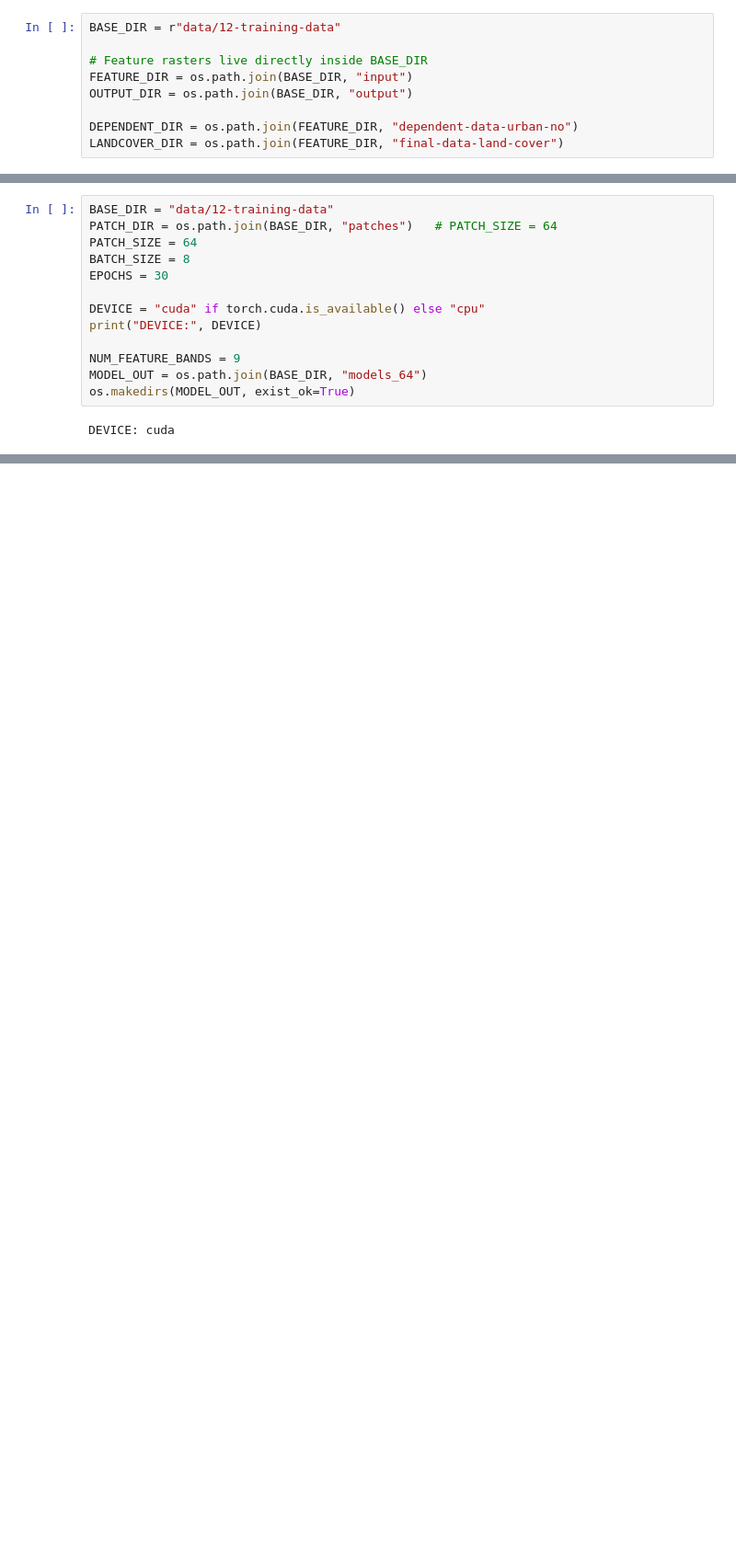
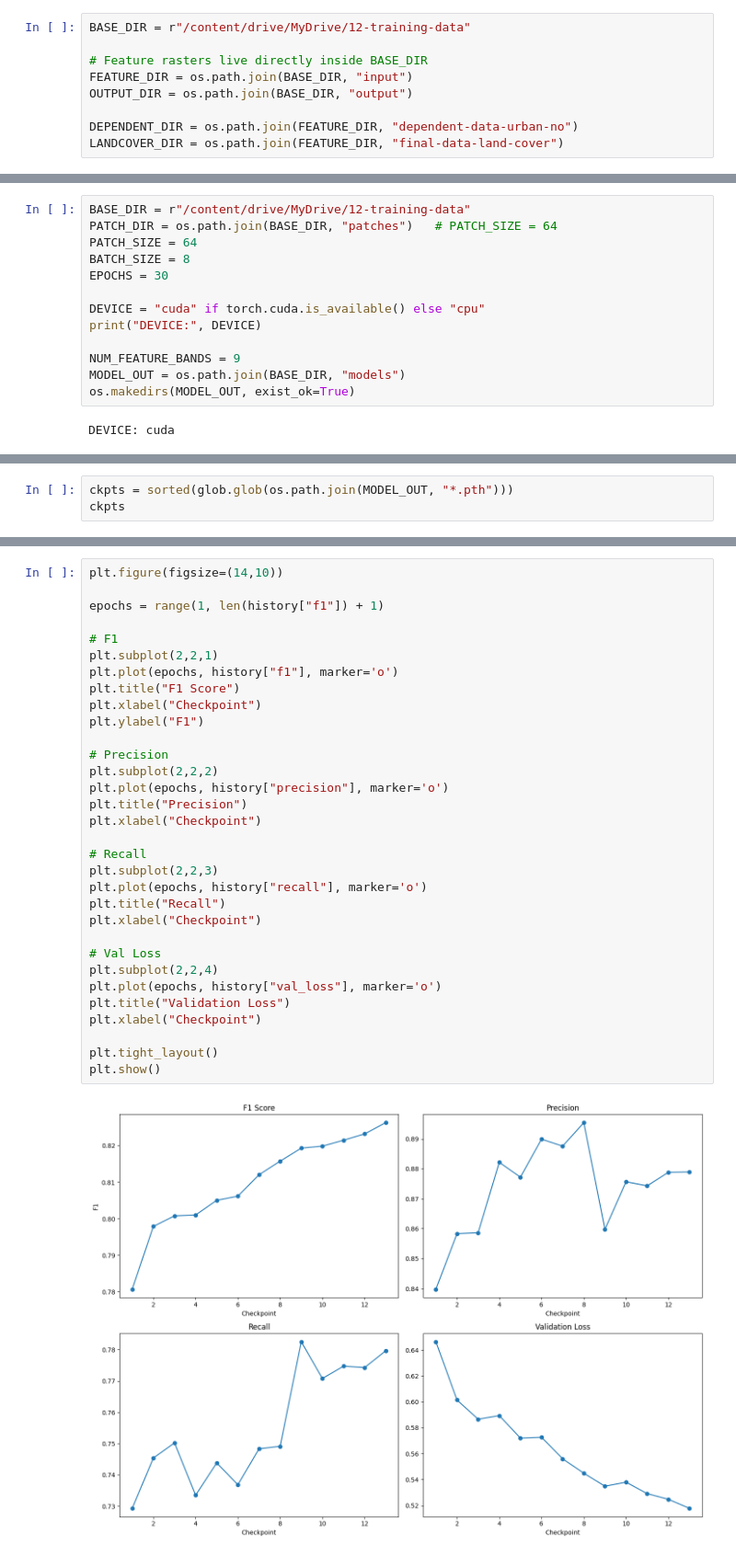
Before and after one commit to ramalias/urban-expansion, a Jupyter notebook: 03_main_urban_expansion.ipynb, the cells around one changed output, grey strips where cells are left out. Shown at 92% size. Saved outputs shown, nothing was run; the diff lists cells and outputs as text; blank space fills up the shorter version.

Commit message:
add training model

```diff
--- a/03_main_urban_expansion.ipynb
+++ b/03_main_urban_expansion.ipynb
@@ -64,5 +90,5 @@ def rasterize_shapefile(gdf, reference_profile, attribute):
 # %%
-BASE_DIR = r"data/12-training-data"
+BASE_DIR = r"/content/drive/MyDrive/12-training-data"
 
 # Feature rasters live directly inside BASE_DIR
 FEATURE_DIR = os.path.join(BASE_DIR, "input")
@@ -487,5 +480,5 @@ Total patches saved: 10792
 # %%
-BASE_DIR = "data/12-training-data"
+BASE_DIR = r"/content/drive/MyDrive/12-training-data"
 PATCH_DIR = os.path.join(BASE_DIR, "patches")   # PATCH_SIZE = 64
 PATCH_SIZE = 64
 BATCH_SIZE = 8
@@ -495,7 +488,7 @@ DEVICE = "cuda" if torch.cuda.is_available() else "cpu"
 print("DEVICE:", DEVICE)
 
 NUM_FEATURE_BANDS = 9
-MODEL_OUT = os.path.join(BASE_DIR, "models_64")
+MODEL_OUT = os.path.join(BASE_DIR, "models")
 os.makedirs(MODEL_OUT, exist_ok=True)
 # %% [output]
 DEVICE: cuda
@@ -725,0 +735,3 @@ Error:
+# %%
+ckpts = sorted(glob.glob(os.path.join(MODEL_OUT, "*.pth")))
+ckpts
@@ -725,0 +818,34 @@ Error:
+# %%
+plt.figure(figsize=(14,10))
+
+epochs = range(1, len(history["f1"]) + 1)
+
+# F1
+plt.subplot(2,2,1)
+plt.plot(epochs, history["f1"], marker='o')
+plt.title("F1 Score")
+plt.xlabel("Checkpoint")
+plt.ylabel("F1")
+
+# Precision
+plt.subplot(2,2,2)
+plt.plot(epochs, history["precision"], marker='o')
+plt.title("Precision")
+plt.xlabel("Checkpoint")
+
+# Recall
+plt.subplot(2,2,3)
+plt.plot(epochs, history["recall"], marker='o')
+plt.title("Recall")
+plt.xlabel("Checkpoint")
+
+# Val Loss
+plt.subplot(2,2,4)
+plt.plot(epochs, history["val_loss"], marker='o')
+plt.title("Validation Loss")
+plt.xlabel("Checkpoint")
+
+plt.tight_layout()
+plt.show()
+# %% [output]
+[figure, added]
```
Also changed, not shown: parts of 31 cells of this notebook.
